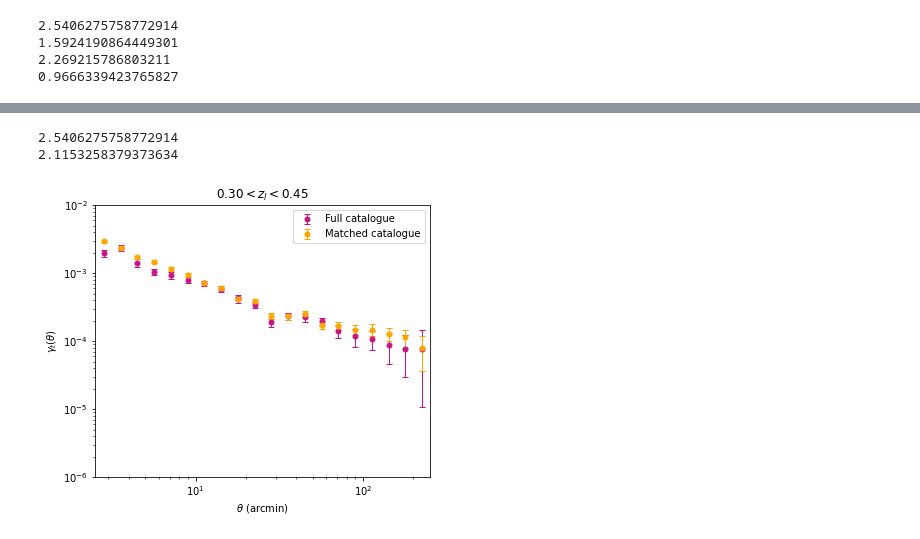
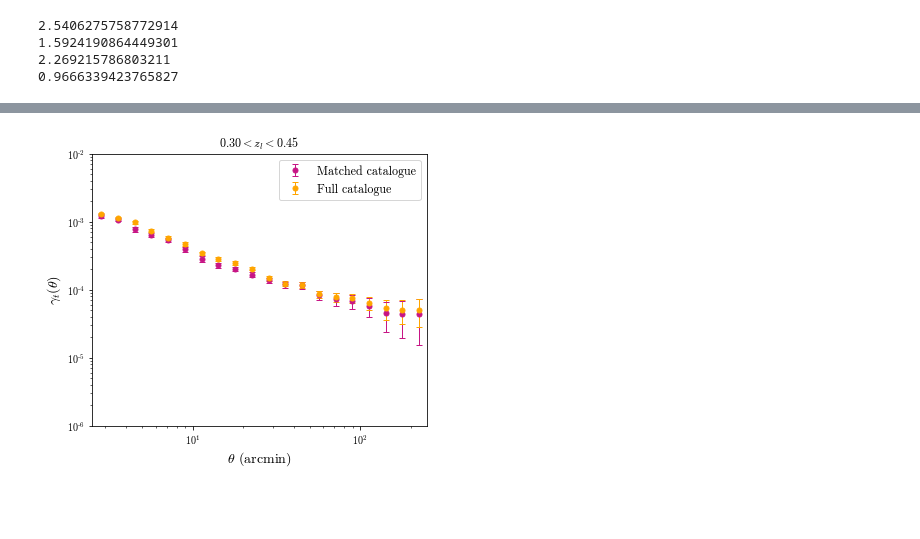
Before and after one commit to CMacM/IA-multiple-shear-estimates, a Jupyter notebook: DES-GG-mcal.ipynb, the cells around one changed output, grey strips where cells are left out. Cells and saved outputs as stored; diff of their text form; code cells hidden in the pictures; blank space fills up the shorter version.

```diff
--- a/DES-GG-mcal.ipynb
+++ b/DES-GG-mcal.ipynb
@@ -47,7 +43,7 @@ Ry and Rs have no significant variation with $\theta$ so can use constant value
 # %% [markdown]
 # Shot-noise mcal $\gamma_{t}$
 # %%
-nbins=25
+nbins=20
 theta_min=2.5
 theta_max=250
 # %%
@@ -307,10 +279,17 @@ print(im3_Gammat)
 # %%
-plt.errorbar(mcal_theta, mcal_Gammat, yerr=sig, linewidth=0, marker='o', elinewidth=1, capsize=3, color='mediumvioletred', markersize=5)
+plt.rcParams['figure.facecolor'] = 'white'
+plt.rcParams['font.family'] = 'serif'
+plt.rcParams['font.serif'] = ['cmr10']
+plt.rcParams['mathtext.fontset'] ='cm'
+
+plt.figure(figsize=[6,5])
+plt.errorbar(mcal_theta, mcal_shear, yerr=mcal_sig, linewidth=0, marker='o', elinewidth=1, capsize=3, color='mediumvioletred', markersize=5)
+plt.errorbar(im3_theta, im3_Gammat, yerr=im3_sig, linewidth=0, marker='o', elinewidth=1, capsize=3, color='orange', markersize=5)
 plt.xscale('log')
 plt.yscale('log')
-plt.xlabel(r'$\theta$ (arcmin)')
-plt.ylabel(r'$\gamma_{t}(\theta)$')
-plt.title('Matched sources, all lenses')
+plt.xlabel(r'$\theta$ (arcmin)', fontsize=14)
+plt.ylabel(r'$\gamma_{t}(\theta)$', fontsize=14)
+plt.title(r'$0.30<z_{l}<0.45$, matched sources')
 plt.ylim([1e-6, 1e-2])
 plt.xlim([2.5,250])
 plt.legend(['METACALIBRATION', 'IM3SHAPE'])
@@ -496,7 +476,7 @@ with fits.open(data_dir+'DES_Y1A1_Lenses_z=0.3-0.45.fits') as hdu:
     dec_l = data['DEC']
     w_l = data['weight']
 
-cat_l = treecorr.Catalog(ra=ra_l, dec=dec_l, ra_units='deg', dec_units='deg', w=w_l, npatch=20)
+cat_l = treecorr.Catalog(ra=ra_l, dec=dec_l, ra_units='deg', dec_units='deg', w=w_l, patch_centers=data_dir+'jackknife_patch_centers')
 
 # read in randoms data and create treecorr catalogue
 with fits.open(data_dir+'DES_Y1A1_3x2pt_redMaGiC_RANDOMS.fits') as hdu:
@@ -505,7 +485,7 @@ with fits.open(data_dir+'DES_Y1A1_3x2pt_redMaGiC_RANDOMS.fits') as hdu:
     ra_r = data['RA'][indexes]
     dec_r = data['dec'][indexes]
 
-cat_r = treecorr.Catalog(ra=ra_r, dec=dec_r, ra_units='deg', dec_units='deg', patch_centers=cat_l.patch_centers)
+cat_r = treecorr.Catalog(ra=ra_r, dec=dec_r, ra_units='deg', dec_units='deg', patch_centers=data_dir+'jackknife_patch_centers')
 
 # delte data to free memory
 del indexes, data
@@ -519,8 +499,7 @@ nlens = float(len(ra_l)) # number of lenses
 nrand = float(len(ra_r)) # number of randoms
 
 # list of source files to compute cross-correlation for
-source_files = ['y1_mcal_z=0.9-1.3.fits', 'y1_mcal_matched_z=0.9-1.3.fits']
-Rs = 0.014
+source_files = ['y1_mcal_flags=0.fits', 'y1_mcal_shapes_matched.fits']
 
 # empty arrays to store correlation function data
 Gammat = np.zeros([nbins,len(source_files)])
@@ -540,7 +519,7 @@ for i in range(len(source_files)):
         R = np.mean(data['R11'])
     del data
 
-    cat_s = treecorr.Catalog(ra=ra_s, dec=dec_s, ra_units='deg', dec_units='deg', g1=e1, g2=e2, patch_centers=cat_l.patch_centers)
+    cat_s = treecorr.Catalog(ra=ra_s, dec=dec_s, ra_units='deg', dec_units='deg', g1=e1, g2=e2, patch_centers=data_dir+'jackknife_patch_centers')
 
     # do correlations with lenese, NKCorrelation is used to apply multiplicative correction
     ng = treecorr.NGCorrelation(nbins=nbins, min_sep=theta_min, max_sep=theta_max, sep_units='arcmin', var_method='jackknife')
@@ -555,7 +534,7 @@ for i in range(len(source_files)):
     xi_r = rg.xi
 
     # store data in preallocated arrays
-    Gammat[:,i] = 1.0/(R+Rs) * (xi_l - xi_r)
+    Gammat[:,i] = 1.0/R * (xi_l - xi_r)
     theta[:,i] = np.exp(ng.meanlogr)
 
     # all errors
@@ -564,24 +543,18 @@ for i in range(len(source_files)):
 
     # next do errors for subtraction of randoms to get error on gamma_t
     sig[:,i] = np.sqrt(l_err**2 + r_err**2)
-
-    perc = Rs/R * 100.0
-    print(perc)
-# %% [output]
-2.5406275758772914
-2.1153258379373634
 # %%
 plt.figure(figsize=[6,5])
 plt.errorbar(theta[:,1], Gammat[:,1], yerr=sig[:,1], lw=0, marker='o', color='mediumvioletred', markersize=5, elinewidth=1, capsize=3)
 plt.errorbar(theta[:,0], Gammat[:,0], yerr=sig[:,0], lw=0, marker='o', color='orange', markersize=5, elinewidth=1, capsize=3)
 plt.yscale('log')
 plt.xscale('log')
 plt.ylim([1e-6, 1e-2])
 plt.xlim([2.5,250])
-plt.xlabel(r'$\theta$ (arcmin)')
-plt.ylabel(r'$\gamma_{t}(\theta)$')
-plt.legend(['Matched catalogue', 'Full catalogue'])
-plt.title(r'$0.30<z_{l}<0.45$')
-plt.savefig('des-y1-matched-catalogue/mcal_comparison_zs=0.3-0.45_zl=0.9-1.3.png', dpi=300)
+plt.xlabel(r'$\theta$ (arcmin)', fontsize=14)
+plt.ylabel(r'$\gamma_{t}(\theta)$', fontsize=14)
+plt.legend(['Matched catalogue', 'Full catalogue'], fontsize=12)
+plt.title(r'$0.30<z_{l}<0.45$', fontsize=12)
+plt.savefig('des-y1-matched-catalogue/mcal_comparison_zl=0.3-0.45.png', dpi=300)
 # %% [output]
-[figure, old version]
+[figure, new version]
```
Also changed, not shown: parts of 14 cells of this notebook, 6 other files.
